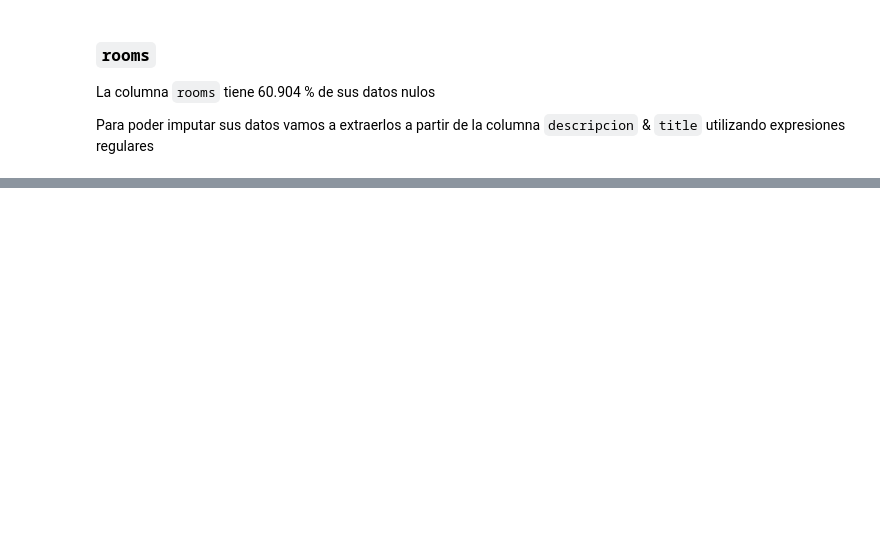
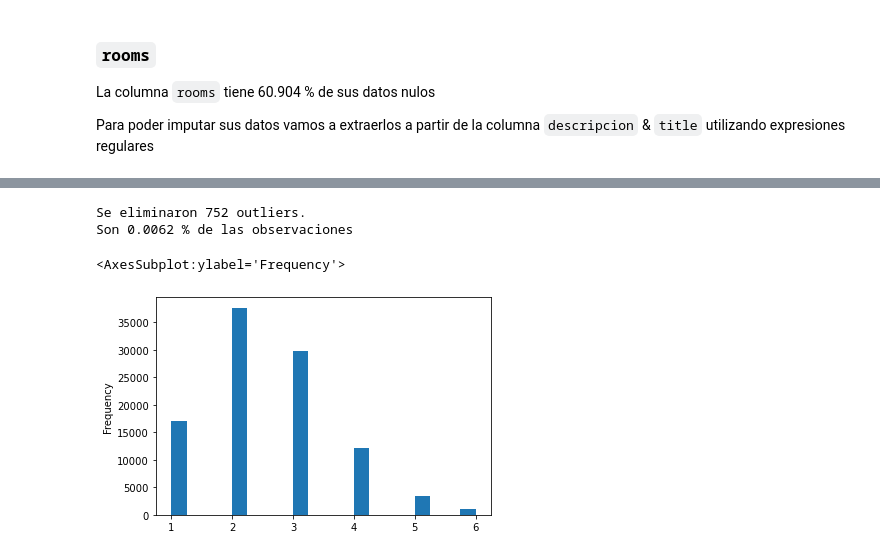
Before and after one commit to naldeco98/data-science-properatti, a Jupyter notebook: solucion.ipynb, the cells around one changed output, grey strips where cells are left out. Drawn from its saved outputs; the diff is of its cells as text; code cells hidden in the pictures; blank space fills up the shorter version.

```diff
--- a/solucion.ipynb
+++ b/solucion.ipynb
@@ -290,0 +337,4 @@ Para poder imputar sus datos vamos a extraerlos a partir de la columna `descripc
+# %%
+mask_nulos = df["rooms"] == 0
+idx = df.index[mask_nulos].to_list()
+df.drop(idx, inplace=True)
@@ -290,0 +351,4 @@ Para poder imputar sus datos vamos a extraerlos a partir de la columna `descripc
+# %%
+idx = df.index[mask_GE_7].to_list()
+df.drop(idx, inplace=True)
+df.rooms.value_counts()
@@ -290,0 +363,11 @@ Para poder imputar sus datos vamos a extraerlos a partir de la columna `descripc
+# %%
+values_after_drop = df.shape[0]
+values_diff = values_before_drop - values_after_drop
+print(f"Se eliminaron {values_diff} outliers.")
+print(f"Son {values_diff/values_before_drop:.4f} % de las observaciones")
+df["rooms"].plot(kind="hist", bins=20)
+# %% [output]
+Se eliminaron 752 outliers.
+Son 0.0062 % de las observaciones
+<AxesSubplot:ylabel='Frequency'>
+[figure, added]
```
Also changed, not shown: parts of 44 cells of this notebook, 2 other files.
